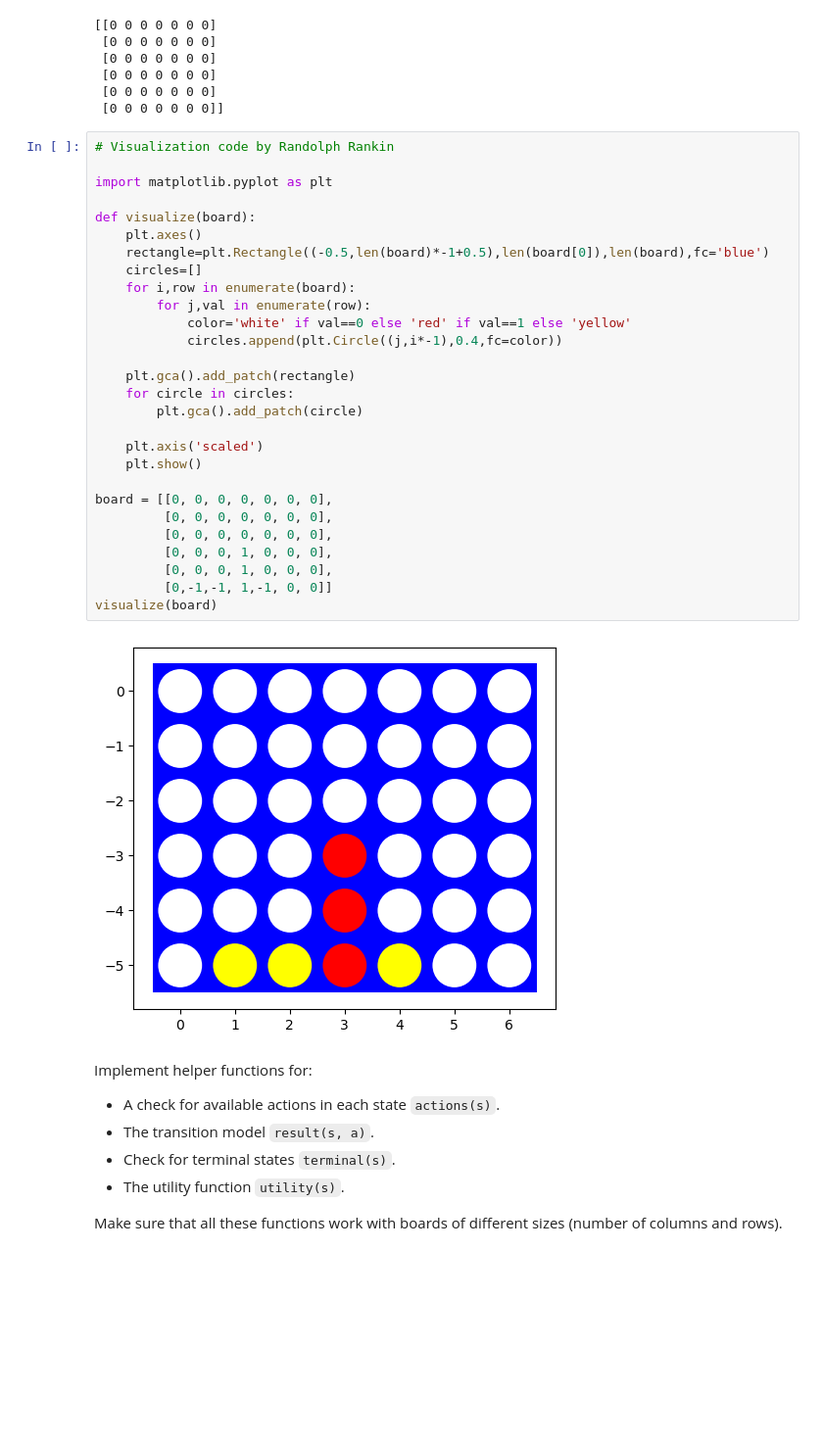
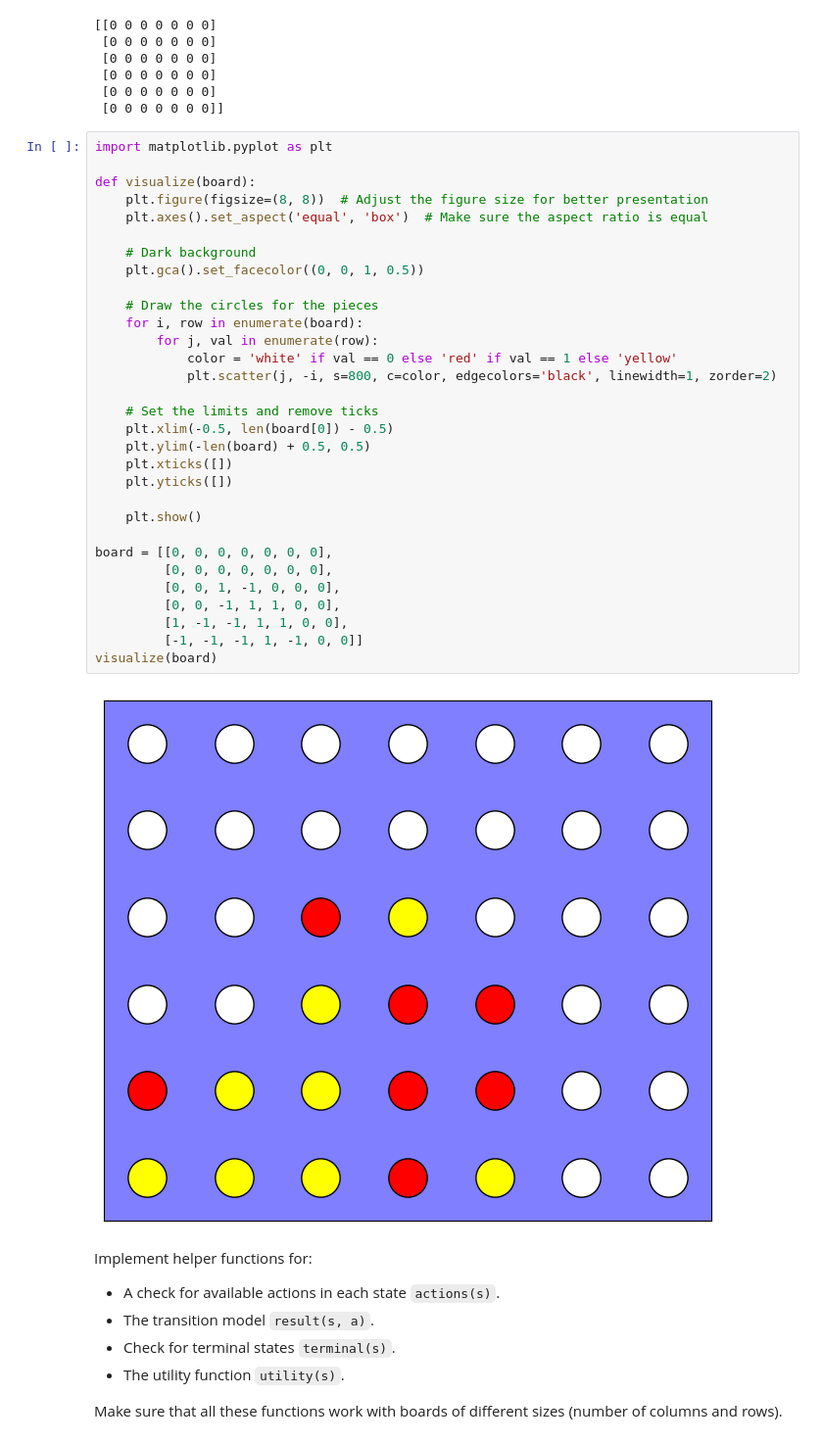
Before and after one commit to Juan-Carlos-D/Connect-4-AI, a Jupyter notebook: Connect 4 Game.ipynb, the cells around one changed output. Shown at 98% size. Cells and saved outputs as stored; diff of their text form; blank space fills up the shorter version.

Commit message:
sample board png

```diff
--- a/Connect 4 Game.ipynb
+++ b/Connect 4 Game.ipynb
@@ -143,35 +143,38 @@ print(empty_board())
  [0 0 0 0 0 0 0]
  [0 0 0 0 0 0 0]]
 # %%
-# Visualization code by Randolph Rankin
-
 import matplotlib.pyplot as plt
 
 def visualize(board):
-    plt.axes()
-    rectangle=plt.Rectangle((-0.5,len(board)*-1+0.5),len(board[0]),len(board),fc='blue')
-    circles=[]
-    for i,row in enumerate(board):
-        for j,val in enumerate(row):
-            color='white' if val==0 else 'red' if val==1 else 'yellow'
-            circles.append(plt.Circle((j,i*-1),0.4,fc=color))
+    plt.figure(figsize=(8, 8))  # Adjust the figure size for better presentation
+    plt.axes().set_aspect('equal', 'box')  # Make sure the aspect ratio is equal
 
-    plt.gca().add_patch(rectangle)
-    for circle in circles:
-        plt.gca().add_patch(circle)
+    # Dark background
+    plt.gca().set_facecolor((0, 0, 1, 0.5))
 
-    plt.axis('scaled')
+    # Draw the circles for the pieces
+    for i, row in enumerate(board):
+        for j, val in enumerate(row):
+            color = 'white' if val == 0 else 'red' if val == 1 else 'yellow'
+            plt.scatter(j, -i, s=800, c=color, edgecolors='black', linewidth=1, zorder=2)
+
+    # Set the limits and remove ticks
+    plt.xlim(-0.5, len(board[0]) - 0.5)
+    plt.ylim(-len(board) + 0.5, 0.5)
+    plt.xticks([])
+    plt.yticks([])
+
     plt.show()
 
 board = [[0, 0, 0, 0, 0, 0, 0],
          [0, 0, 0, 0, 0, 0, 0],
-         [0, 0, 0, 0, 0, 0, 0],
-         [0, 0, 0, 1, 0, 0, 0],
-         [0, 0, 0, 1, 0, 0, 0],
-         [0,-1,-1, 1,-1, 0, 0]]
+         [0, 0, 1, -1, 0, 0, 0],
+         [0, 0, -1, 1, 1, 0, 0],
+         [1, -1, -1, 1, 1, 0, 0],
+         [-1, -1, -1, 1, -1, 0, 0]]
 visualize(board)
 # %% [output]
-[figure, old version]
+[figure, new version]
 # %% [markdown]
 Implement helper functions for:
 
```
Also changed, not shown: 1 other file.
